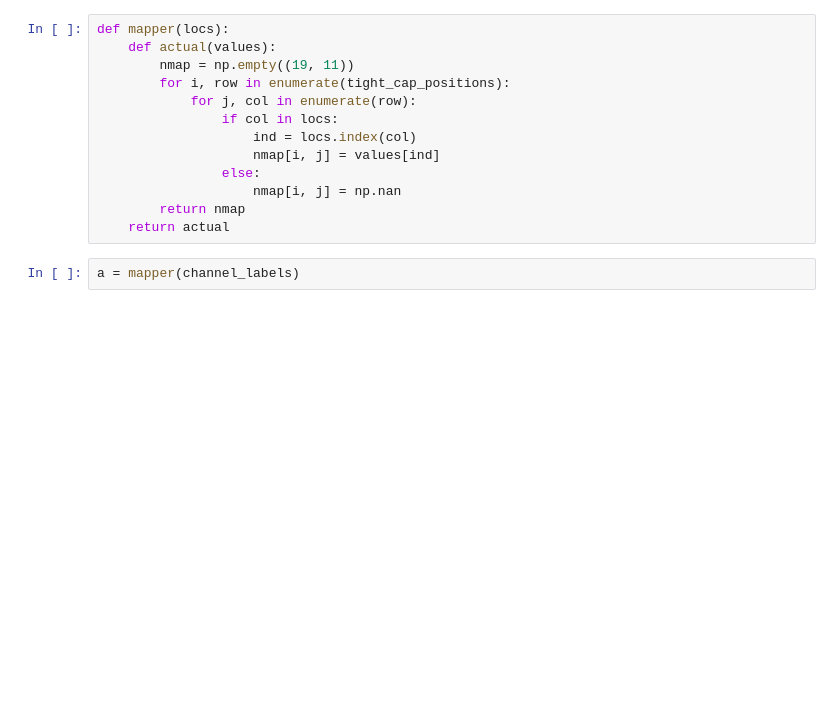
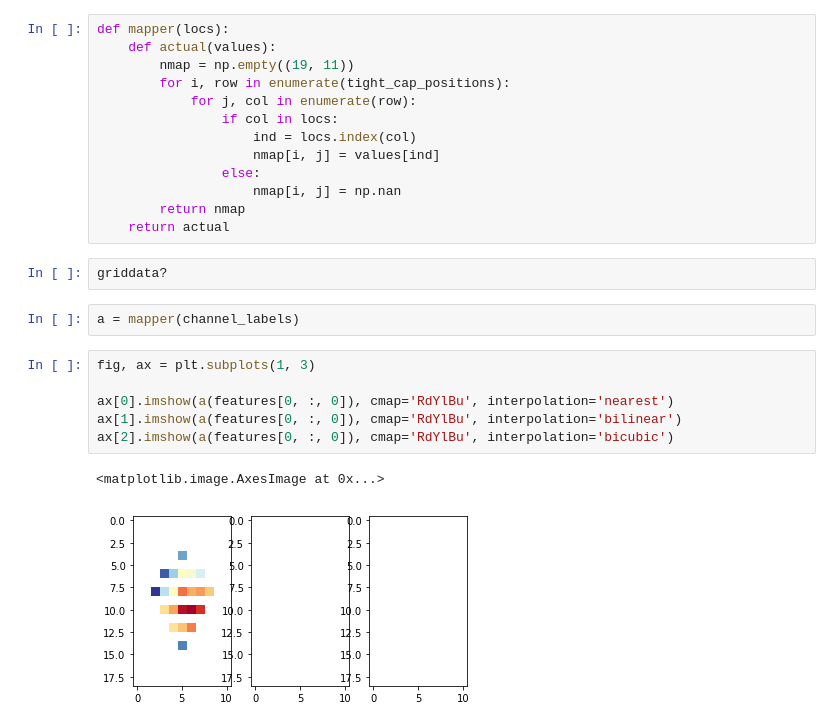
Before and after one commit to fkarg/eeg-interpolation-mapping, a Jupyter notebook: actual.ipynb, the cells around one changed output. Saved outputs shown, nothing was run; the diff lists cells and outputs as text; blank space fills up the shorter version.

```diff
--- a/actual.ipynb
+++ b/actual.ipynb
@@ -352,5 +350,16 @@ def mapper(locs):
                     nmap[i, j] = np.nan
         return nmap
     return actual
+# %%
+griddata?
 # %%
 a = mapper(channel_labels)
+# %%
+fig, ax = plt.subplots(1, 3)
+
+ax[0].imshow(a(features[0, :, 0]), cmap='RdYlBu', interpolation='nearest')
+ax[1].imshow(a(features[0, :, 0]), cmap='RdYlBu', interpolation='bilinear')
+ax[2].imshow(a(features[0, :, 0]), cmap='RdYlBu', interpolation='bicubic')
+# %% [output]
+<matplotlib.image.AxesImage at 0x...>
+[figure, added]
```
Also changed, not shown: parts of 7 cells of this notebook.
